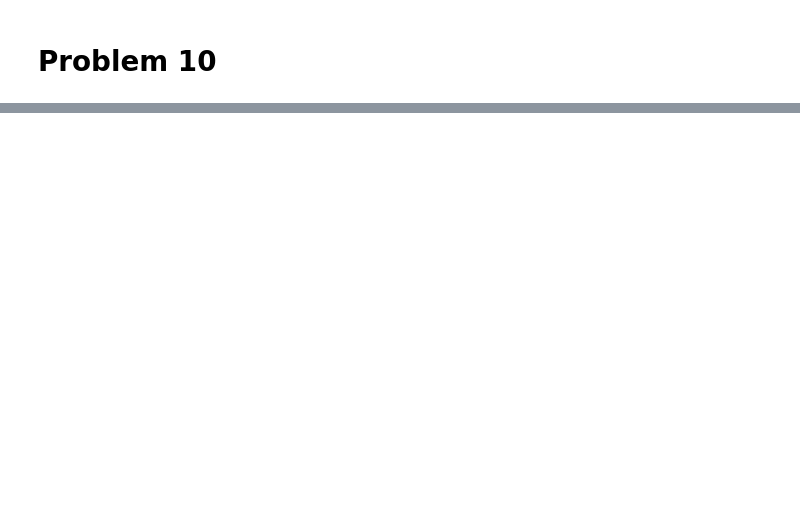
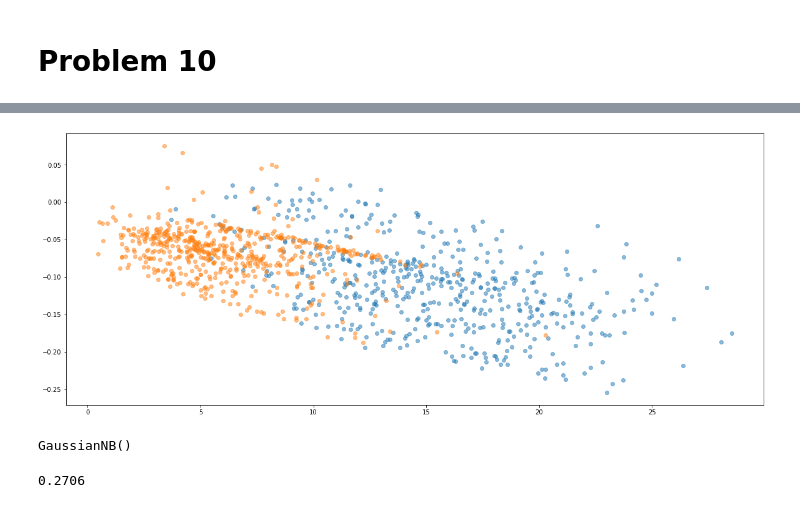
Before and after one commit to codamin/Machine-Learning-Course-Assignments, a Jupyter notebook: hw4/codes.ipynb, the cells around one changed output, grey strips where cells are left out. Cells and saved outputs as stored; diff of their text form; code cells hidden in the pictures; blank space fills up the shorter version.

```diff
--- a/hw4/codes.ipynb
+++ b/hw4/codes.ipynb
@@ -106,0 +149,2 @@ for i in range(len(class_names)):
+# %%
+W = np.hstack((eigval_eigvec[0][1].reshape(-1,1), eigval_eigvec[1][1].reshape(-1,1)))
@@ -106,0 +156,26 @@ for i in range(len(class_names)):
+# %%
+# fig, ax = plt.subplots()
+# for i in range(len(class_names)):
+#     class_data = X_train[np.where(y_train==i)]
+#     ax.scatter(class_data)
+
+ax = plt.subplots(figsize=(20,8))
+for label in range(2):
+    plt.scatter(x=X_lda[:,0].real[y_train == label],
+            y=X_lda[:,1].real[y_train == label],
+            # marker=marker,
+            # color=color,
+            alpha=0.5,
+            # label=label_dict[label]
+            )
+# %% [output]
+[figure, added]
+# %%
+nbc = GaussianNB()
+nbc.fit(X_lda.real, y_train)
+# %% [output]
+GaussianNB()
+# %%
+nbc.score(X_lda.real, y_train)
+# %% [output]
+0.2706
```
Also changed, not shown: parts of 19 cells of this notebook.
